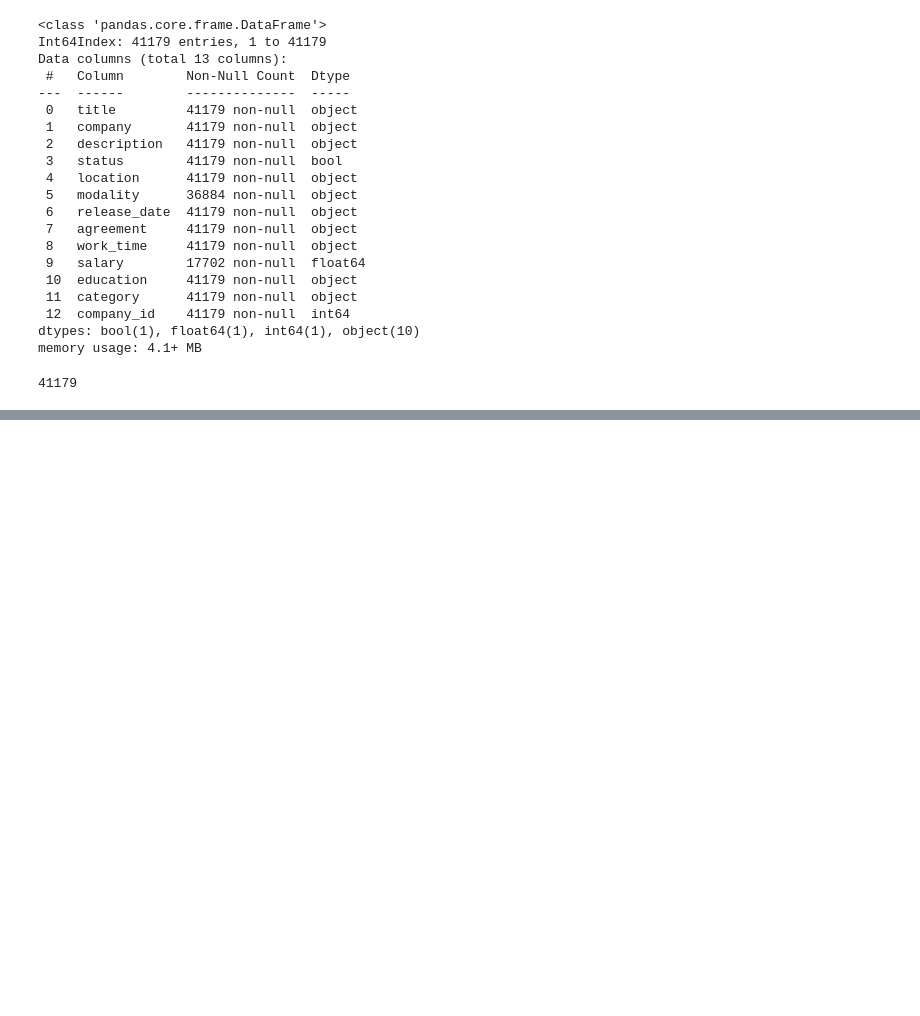
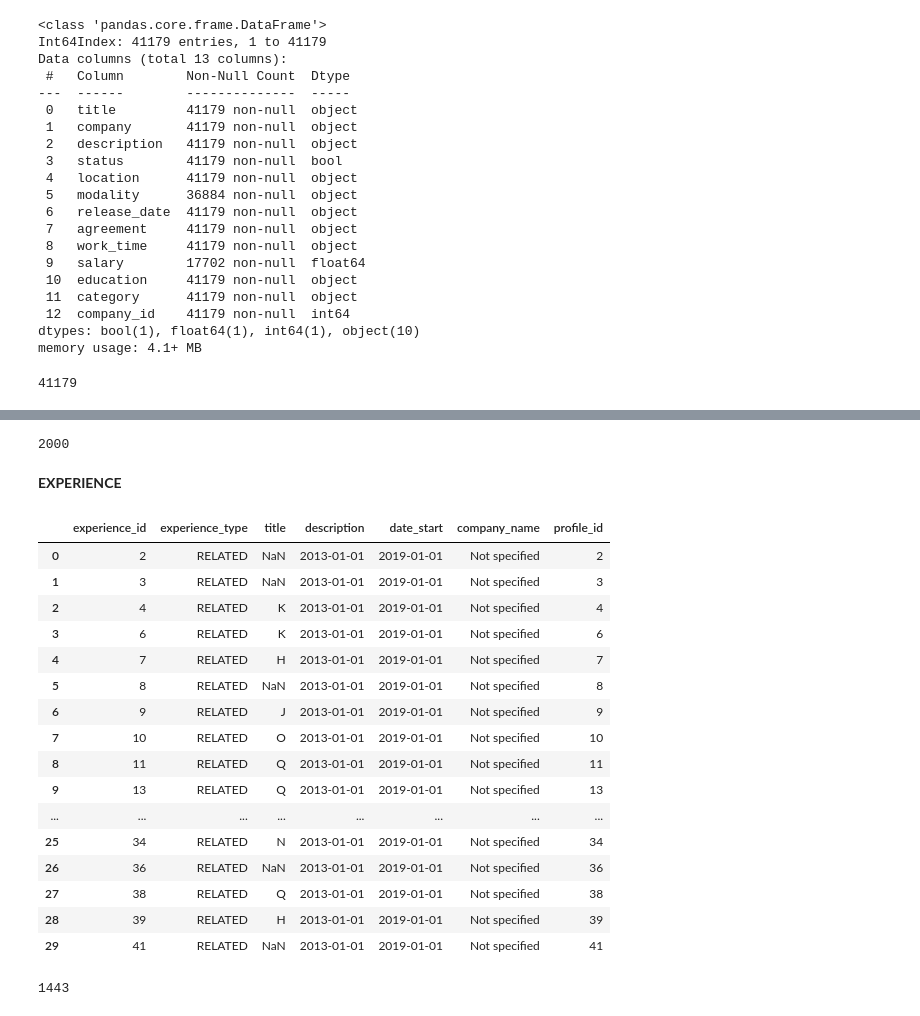
Before and after one commit to GetIn-Exp/BD-Project-2022, a Jupyter notebook: database_model/data_driver.ipynb, the cells around one changed output, grey strips where cells are left out. Drawn from its saved outputs; the diff is of its cells as text; code cells hidden in the pictures; blank space fills up the shorter version.

Commit message:
Data driver added

```diff
--- a/database_model/data_driver.ipynb
+++ b/database_model/data_driver.ipynb
@@ -161,0 +182,3 @@ df.to_sql(name = 'JOB_OFFER', con = engine, if_exists = 'append', index = True)
+# %%
+df_stats = pd.read_csv("user_statistics.csv")
+df_stats
@@ -161,0 +201,10 @@ df.to_sql(name = 'JOB_OFFER', con = engine, if_exists = 'append', index = True)
+# %%
+population_length = 2000
+
+np.random.seed(0)
+resampled_index = np.random.choice(df_stats.index, population_length, p = df_stats['Porcentaje'])
+
+my_users = df_stats.loc[resampled_index, ['Educacion', 'Modalidad', 'Sexo', 'Situación laboral en 2019']].copy()
+my_users.reset_index(inplace = True)
+my_users.rename(columns = {"index" : "user_stats"}, inplace = True)
+my_users.head()
@@ -161,0 +351,8 @@ df.to_sql(name = 'JOB_OFFER', con = engine, if_exists = 'append', index = True)
+# %%
+# Filling the EDUCATION DB Table
+engine = create_engine('mysql+mysqlconnector://manager:managerpassword@localhost:3306/Proyecto_BBDD', echo = False)
+df_education.to_sql(name = 'EDUCATION', con = engine, if_exists = 'append', index = False)
+# %% [output]
+2000
+# %% [markdown]
+**EXPERIENCE**
@@ -161,0 +407,38 @@ df.to_sql(name = 'JOB_OFFER', con = engine, if_exists = 'append', index = True)
+# %%
+# Create the DF of Users to insert to USER_PROFILE
+
+my_working_users = my_users.loc[my_users['Situación laboral en 2019'] == "Trabajando"]
+
+df_experience = pd.DataFrame()
+df_experience['experience_id'] = my_working_users.index.values
+df_experience['experience_type'] = "RELATED"
+df_experience['title'] = my_working_users['Modalidad'].map(dict_modality_experience)
+df_experience['description'] = "2013-01-01"
+df_experience['date_start'] = "2019-01-01"
+df_experience['company_name'] = "Not specified"
+df_experience['profile_id'] = my_working_users.index.values
+
+df_experience.head(30)
+# %% [output]
+|  | experience_id | experience_type | title | description | date_start | company_name | profile_id |
+| 0 | 2 | RELATED | NaN | 2013-01-01 | 2019-01-01 | Not specified | 2 |
+| 1 | 3 | RELATED | NaN | 2013-01-01 | 2019-01-01 | Not specified | 3 |
+| 2 | 4 | RELATED | K | 2013-01-01 | 2019-01-01 | Not specified | 4 |
+| 3 | 6 | RELATED | K | 2013-01-01 | 2019-01-01 | Not specified | 6 |
+| 4 | 7 | RELATED | H | 2013-01-01 | 2019-01-01 | Not specified | 7 |
+| 5 | 8 | RELATED | NaN | 2013-01-01 | 2019-01-01 | Not specified | 8 |
+| 6 | 9 | RELATED | J | 2013-01-01 | 2019-01-01 | Not specified | 9 |
+| 7 | 10 | RELATED | O | 2013-01-01 | 2019-01-01 | Not specified | 10 |
+| 8 | 11 | RELATED | Q | 2013-01-01 | 2019-01-01 | Not specified | 11 |
+| 9 | 13 | RELATED | Q | 2013-01-01 | 2019-01-01 | Not specified | 13 |
+| ... | ... | ... | ... | ... | ... | ... | ... |
+| 25 | 34 | RELATED | N | 2013-01-01 | 2019-01-01 | Not specified | 34 |
+| 26 | 36 | RELATED | NaN | 2013-01-01 | 2019-01-01 | Not specified | 36 |
+| 27 | 38 | RELATED | Q | 2013-01-01 | 2019-01-01 | Not specified | 38 |
+| 28 | 39 | RELATED | H | 2013-01-01 | 2019-01-01 | Not specified | 39 |
+| 29 | 41 | RELATED | NaN | 2013-01-01 | 2019-01-01 | Not specified | 41 |
+# %%
+engine = create_engine('mysql+mysqlconnector://manager:managerpassword@localhost:3306/Proyecto_BBDD', echo = False)
+df_experience.to_sql(name = 'EXPERIENCE', con = engine, if_exists = 'append', index = False)
+# %% [output]
+1443
```
Also changed, not shown: parts of 25 cells of this notebook.
